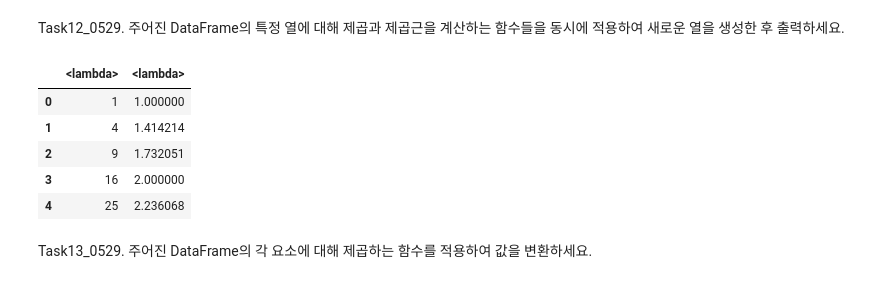
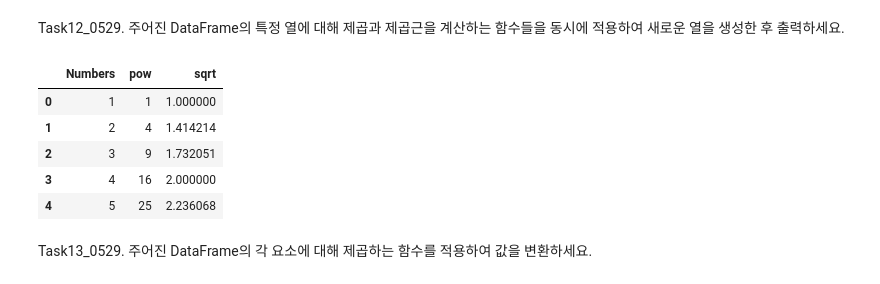
Before and after one commit to Kimhang-KDT/kita_2404, a Jupyter notebook: m3_분석 라이브러리/m3_20240529_Task.ipynb, the cells around one changed output. Drawn from its saved outputs; the diff is of its cells as text; code cells hidden in the pictures.

```diff
--- a/m3_분석 라이브러리/m3_20240529_Task.ipynb
+++ b/m3_분석 라이브러리/m3_20240529_Task.ipynb
@@ -259,23 +259,31 @@ Task12_0529. 주어진 DataFrame의 특정 열에 대해 제곱과 제곱근을
 # %%
 import pandas as pd
 import numpy as np
 
 # 데이터프레임 생성
 df = pd.DataFrame({
     "Numbers": [1, 2, 3, 4, 5]
 })
 
-pow = lambda x:x**2
-sqrt = lambda x:np.sqrt(x)
+#pow = lambda x:x**2
+#sqrt = lambda x:np.sqrt(x)
 
-df.Numbers.agg([pow, sqrt])
+def pow(x):
+  return x**2
+
+def sqrt(x):
+  return np.sqrt(x)
+
+res = df.Numbers.agg([pow, sqrt])
+df = pd.concat([df,res], axis=1)
+df
 # %% [output]
-|  | <lambda> | <lambda> |
-| 0 | 1 | 1.000000 |
-| 1 | 4 | 1.414214 |
-| 2 | 9 | 1.732051 |
-| 3 | 16 | 2.000000 |
-| 4 | 25 | 2.236068 |
+|  | Numbers | pow | sqrt |
+| 0 | 1 | 1 | 1.000000 |
+| 1 | 2 | 4 | 1.414214 |
+| 2 | 3 | 9 | 1.732051 |
+| 3 | 4 | 16 | 2.000000 |
+| 4 | 5 | 25 | 2.236068 |
 # %% [markdown]
 Task13_0529. 주어진 DataFrame의 각 요소에 대해 제곱하는 함수를 적용하여 값을 변환하세요.
 # %%
```
Also changed, not shown: parts of 2 cells of this notebook.
